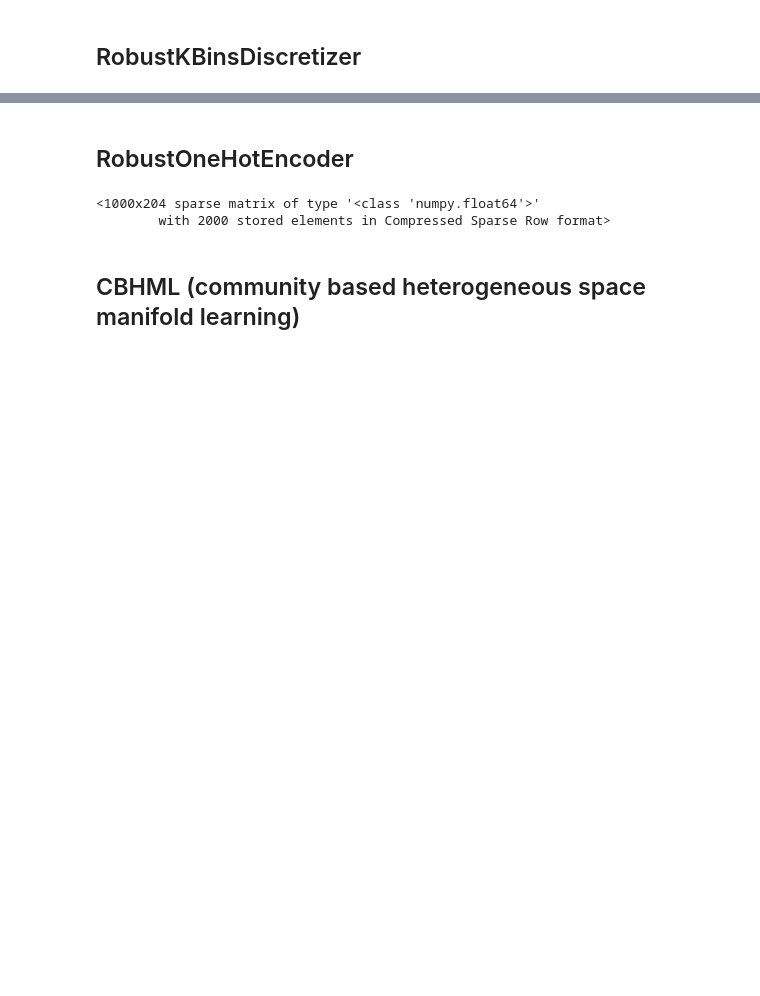
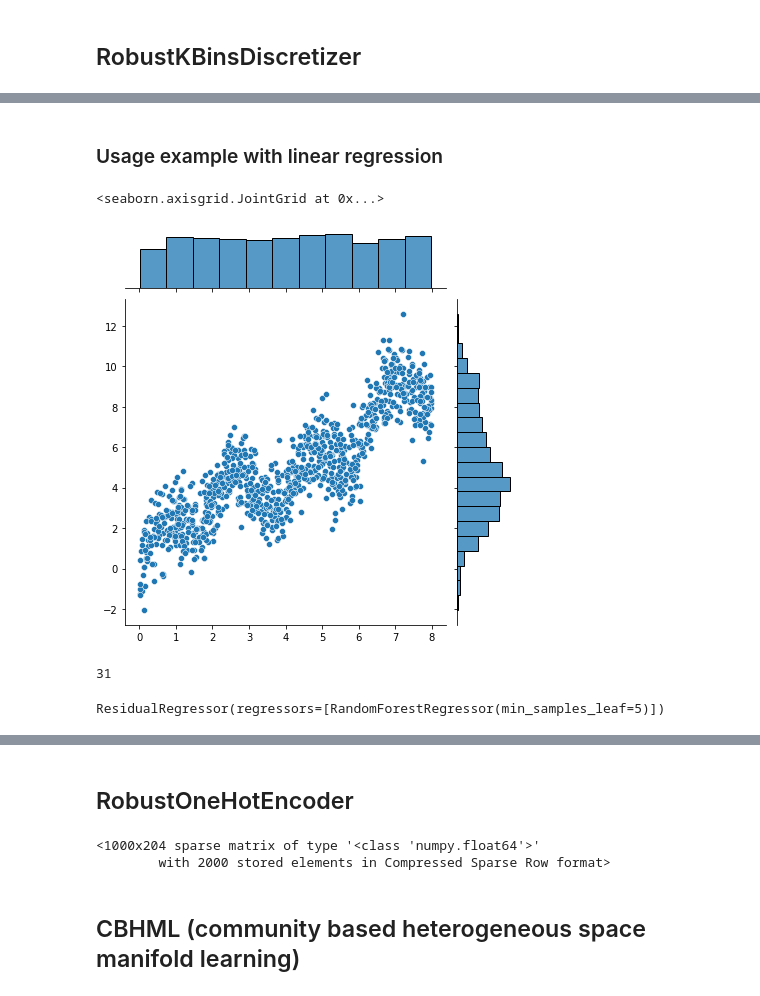
Before and after one commit to AlanGanem/replan, a Jupyter notebook: notebooks_dev/replan.ipynb, the cells around one changed output, grey strips where cells are left out. Saved outputs shown, nothing was run; the diff lists cells and outputs as text; code cells hidden in the pictures; blank space fills up the shorter version.

```diff
--- a/notebooks_dev/replan.ipynb
+++ b/notebooks_dev/replan.ipynb
@@ -709,0 +716,61 @@ np.unique(np.digitize(X.iloc[:,0].dropna(), rob.bin_edges_[0][1:]), return_count
+# %% [markdown]
+### Usage example with linear regression
+# %%
+xfunc = lambda x: np.sin(x/3) + np.sin(x) + np.sin(3*x) + x
+lendata = 1000
+noise_ratio = 1
+xrange = 8
+extrapolation_factor = 0.2
+
+X = xrange*np.random.random(lendata).reshape(-1,1)
+X_test = xrange*(np.random.random(lendata).reshape(-1,1)*(1+2*extrapolation_factor) - extrapolation_factor)
+
+y = xfunc(X) + noise_ratio*np.random.randn(X.shape[0], 1)
+#true signal without noise in test
+y_test = xfunc(X_test) + noise_ratio*np.random.randn(X_test.shape[0], 1)
+y_test_denoised = xfunc(X_test)
+#X[np.random.choice(np.arange(X.shape[0]), 200)] = np.nan
+#X_test[np.random.choice(np.arange(X_test.shape[0]), 200)] = np.nan
+
+sns.jointplot(X.flatten(),y.flatten())
+# %% [output]
+<seaborn.axisgrid.JointGrid at 0x...>
+[figure, added]
+# %%
+from sklearn.ensemble import RandomForestRegressor
+from sklearn.preprocessing import PolynomialFeatures
+
+polynomial_transformer = PolynomialFeatures(degree = poly_degree, interaction_only = False, include_bias = False,)
+
+#TODO heuristic for nbins max(4, min(1000, X.shape[0]**(1/2)))
+nbins =int(max(4, min(1000, int(X.shape[0]**(1/2)))))
+print(nbins)
+encoder = RobustKBinsDiscretizer(
+    n_bins = nbins,
+    encode = 'fuzzy',
+    strategy = 'quantile',
+    handle_nan = 'ignore'
+)
+
+linear_regressor = Ridge(alpha = 0.1,fit_intercept = True, positive = False)
+
+forest = RandomForestRegressor(min_samples_leaf = 5)
+
+linear_estimator = make_pipeline(encoder,linear_regressor)
+
+forest = ResidualRegressor(
+    [forest],
+    residual_split_fraction = None
+)
+
+linear_estimator = ResidualRegressor(
+    [linear_estimator],
+    residual_split_fraction = None
+)
+# %% [output]
+31
+# %%
+linear_estimator.fit(X,y)
+forest.fit(X,y)
+# %% [output]
+ResidualRegressor(regressors=[RandomForestRegressor(min_samples_leaf=5)])
```
Also changed, not shown: parts of 19 cells of this notebook.
